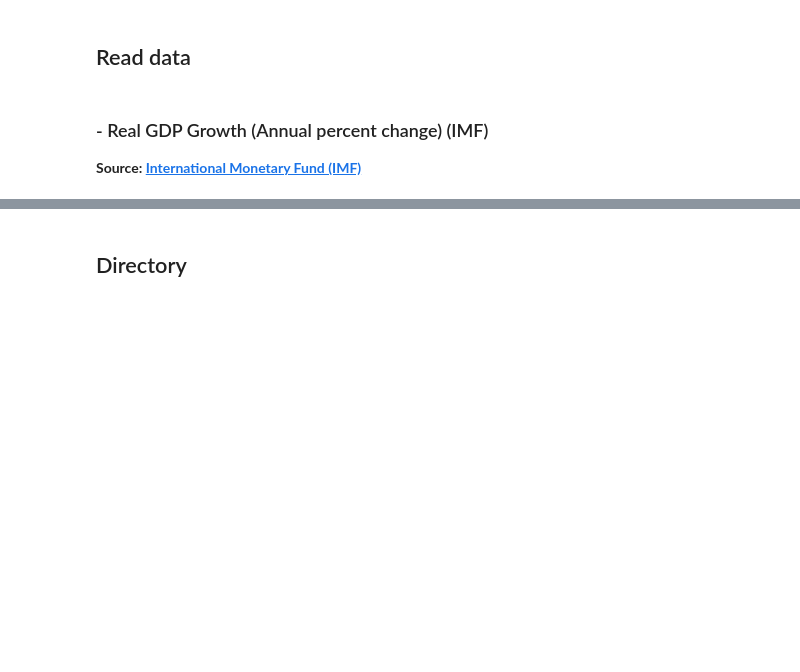
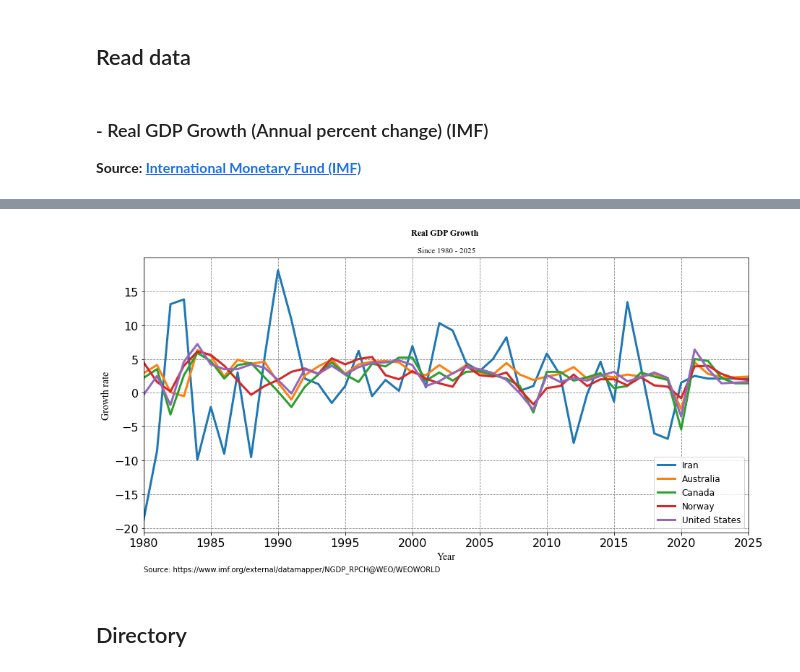
Before and after one commit to saeed-saffari/python-for-econ-spring-2022, a Jupyter notebook: Planning Economics/4. Pandas 01.ipynb, the cells around one changed output, grey strips where cells are left out. Drawn from its saved outputs; the diff is of its cells as text; code cells hidden in the pictures; blank space fills up the shorter version.

```diff
--- a/Planning Economics/4. Pandas 01.ipynb
+++ b/Planning Economics/4. Pandas 01.ipynb
@@ -35,3 +371,6 @@
 # %% [markdown]
 ### - Real GDP Growth (Annual percent change) (IMF)
 <b> Source:  [International Monetary Fund (IMF)](https://www.imf.org/external/datamapper/NGDP_RPCH@WEO)
+# %%
+growth = pd.read_excel('Real GDP Growth (IMF).xlsx')
+growth
@@ -37,0 +427,2 @@
+# %%
+growth.rename(columns={"China, People's Republic of":'China', 'Russian Federation':'Russian'}, inplace=True)
@@ -37,0 +438,2 @@
+# %%
+growth['ratio'] = growth['Iran'] / growth['China']
@@ -38,2 +451,24 @@
+# %%
+growth.plot(x = 'year', y = ['Iran','Australia', 'Canada','Norway',
+                             #'China',
+                             #'Russian',
+                             'United States'] , kind='line',
+            figsize=(15,7), fontsize= 16,
+            linewidth=3)
+
+plt.grid(ls = '--', c = 'grey')
+plt.xlabel("Year",fontsize=14,fontname="Times New Roman")
+plt.ylabel("Growth rate",fontsize=14,fontname="Times New Roman")
+plt.title('Real GDP Growth \n\n', fontweight="bold", fontname="Times New Roman")
+plt.suptitle('Since 1980 - 2025',fontsize= 11, x = 0.513, y = .91,fontname="Times New Roman")
+plt.figtext(.125,0.02,
+    "Source: https://www.imf.org/external/datamapper/NGDP_RPCH@WEO/WEOWORLD"
+)
+plt.legend(loc = 'lower right',fontsize = 12)
+plt.xlim(1980,2025)
+#plt.savefig('GDP growth 2 imf.jpg',dpi = 380,bbox_inches='tight')
+plt.show()
+# %% [output]
+[figure, added]
 # %% [markdown]
 ## Directory
```
Also changed, not shown: parts of 64 cells of this notebook.
